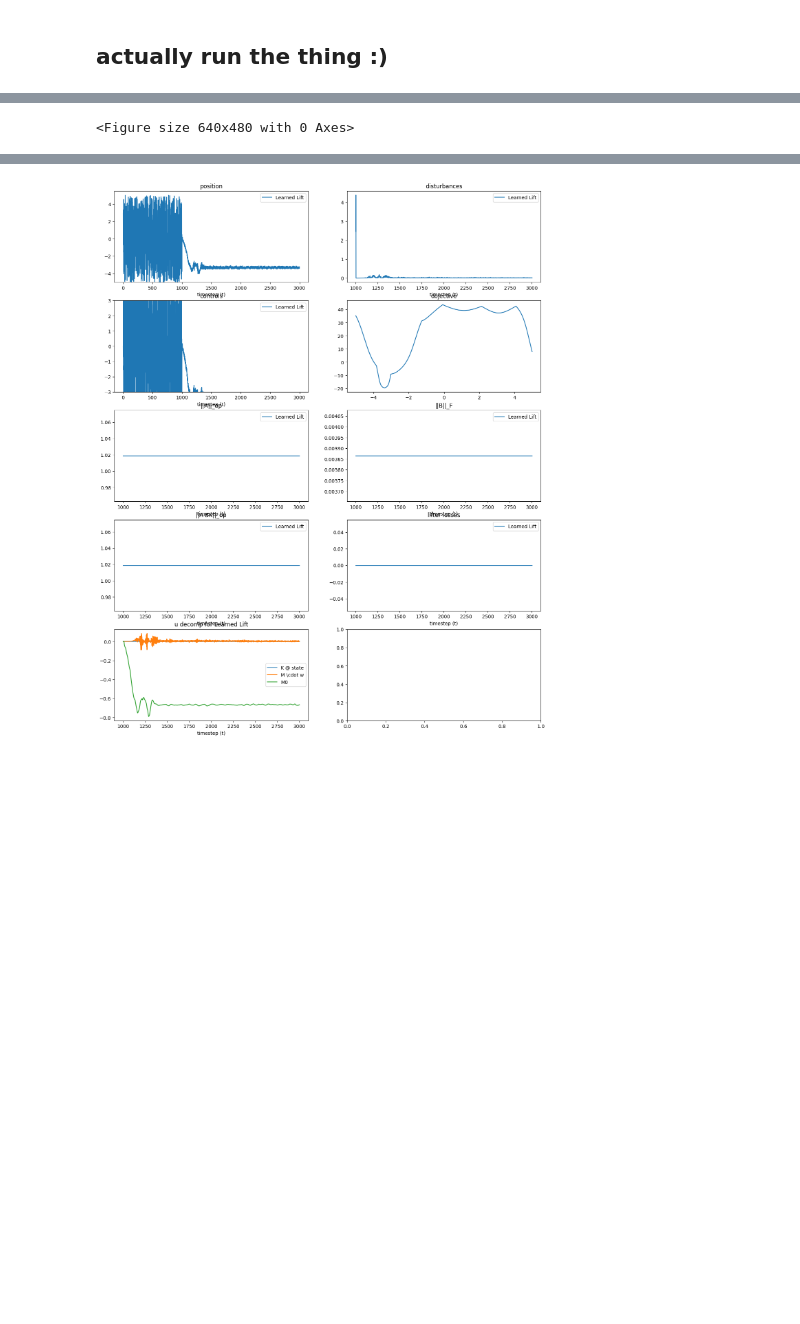
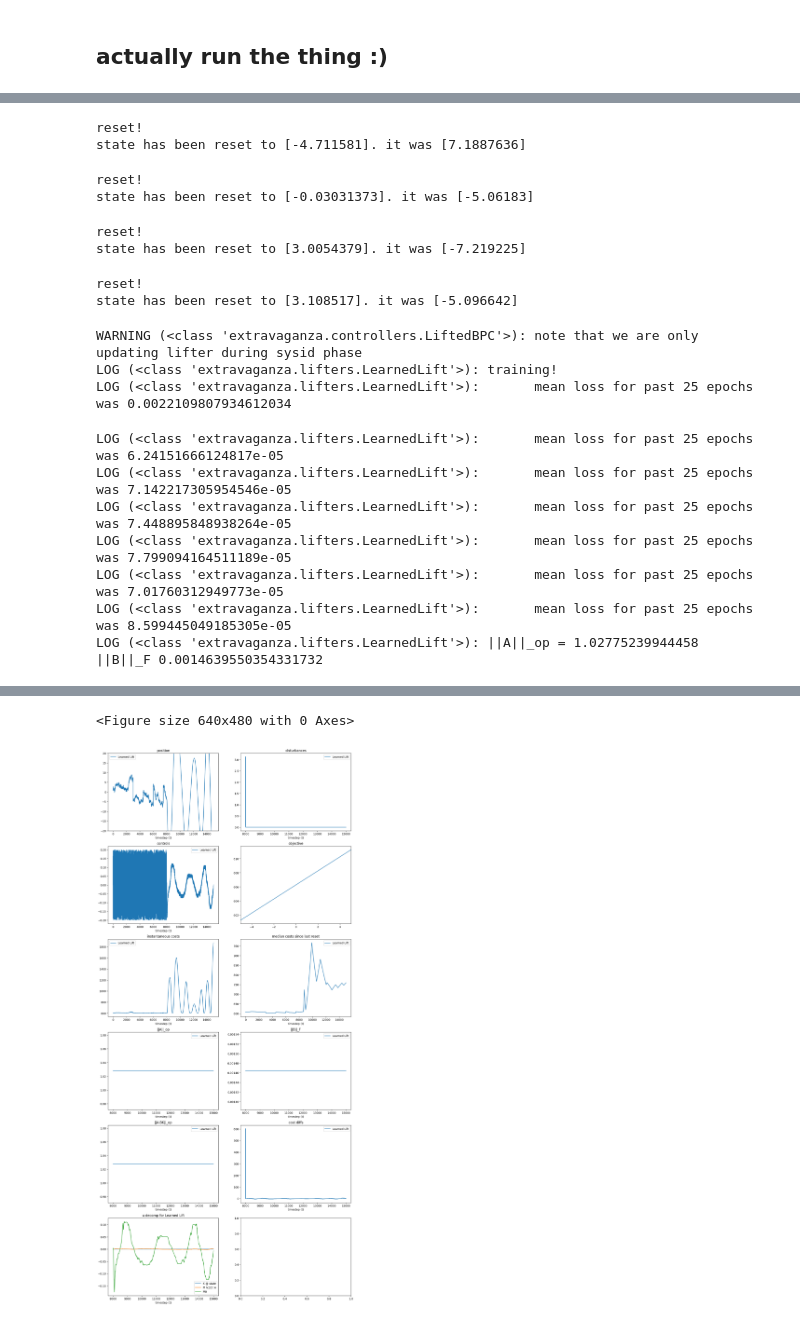
Before and after one commit to edogariu/extravaganza, a Jupyter notebook: experiments/COCO Black Box Optimization.ipynb, the cells around one changed output, grey strips where cells are left out. Saved outputs shown, nothing was run; the diff lists cells and outputs as text; code cells hidden in the pictures; blank space fills up the shorter version.

```diff
--- a/experiments/COCO Black Box Optimization.ipynb
+++ b/experiments/COCO Black Box Optimization.ipynb
@@ -131,9 +139,9 @@ We define below a plotting arrangement that plots all the desired quantities fro
 def plot_coco(all_stats):
     # clear plot and calc nrows
     plt.clf()
-    n = 4
+    n = 5
     nrows = n + (len(all_stats) + 1) // 2
-    fig, ax = plt.subplots(nrows, 2, figsize=(16, 4 * nrows))
+    fig, ax = plt.subplots(nrows, 2, figsize=(16, 6 * nrows))
 
     # plot system stats
     for i, (method, stats) in enumerate(all_stats.items()):
@@ -143,12 +151,14 @@ def plot_coco(all_stats):
         stats.plot(ax[0, 0], 'xs', label=method)
 #         stats.plot(ax[0, 1], 'ws', label=method)
         stats.plot(ax[1, 0], 'us', label=method)
-#         stats.plot(ax[1, 1], 'fs', label=method)
 
-        stats.plot(ax[2, 0], '||A||_op', label=method)
-        stats.plot(ax[2, 1], '||B||_F', label=method)
-        stats.plot(ax[3, 0], '||A-BK||_op', label=method)
-        stats.plot(ax[3, 1], 'lifter losses', label=method)
+        stats.plot(ax[2, 0], 'fs', label=method)
+        stats.plot(ax[2, 1], 'median fs since last reset', label=method)
+
+        stats.plot(ax[3, 0], '||A||_op', label=method)
+        stats.plot(ax[3, 1], '||B||_F', label=method)
+        stats.plot(ax[4, 0], '||A-BK||_op', label=method)
+        stats.plot(ax[4, 1], 'cost diffs', label=method)
         i_ax = ax[n + i // 2, i % 2]
         stats.plot(ax[0, 1], 'disturbances', label=method)
         stats.plot(i_ax, 'K @ state', label='K @ state')
@@ -159,20 +169,24 @@ def plot_coco(all_stats):
 
     # set titles and legends and limits and such
     # (note: `ylim()` is so useful! because sometimes one thing blows up and then autoscale messes up all plots)
-    _ax = ax[0, 0]; _ax.set_title('position'); _ax.legend(); ylim(_ax, -5, 20)
+    _ax = ax[0, 0]; _ax.set_title('position'); _ax.legend(); ylim(_ax, -20, 20)
     _ax = ax[0, 1]; _ax.set_title('disturbances'); _ax.legend(); ylim(_ax, -5, 5)
     _ax = ax[1, 0]; _ax.set_title('controls'); _ax.legend(); ylim(_ax, -3, 3)
 
-    _ax = ax[2, 0]; _ax.set_title('||A||_op'); _ax.legend()
-    _ax = ax[2, 1]; _ax.set_title('||B||_F'); _ax.legend()
+    _ax = ax[2, 0]; _ax.set_title('instantaneous costs'); _ax.legend()
+    _ax = ax[2, 1]; _ax.set_title('median costs since last reset'); _ax.legend()
 
-    _ax = ax[3, 0]; _ax.set_title('||A-BK||_op'); _ax.legend()
-    _ax = ax[3, 1]; _ax.set_title('lifter losses'); _ax.legend()
+    _ax = ax[3, 0]; _ax.set_title('||A||_op'); _ax.legend()
+    _ax = ax[3, 1]; _ax.set_title('||B||_F'); _ax.legend()
+
+    _ax = ax[4, 0]; _ax.set_title('||A-BK||_op'); _ax.legend()
+    _ax = ax[4, 1]; _ax.set_title('cost diffs'); _ax.legend()
 
     # plot the true COCO objective
-    if stats.aggregated: ax[1, 1].plot(stats['gt_xs'][0], stats['gt_fs'][0])
-    else: ax[1, 1].plot(stats['gt_xs'], stats['gt_fs'])
-    ax[1, 1].set_title('objective')
+    _ax = ax[1, 1]
+    if stats.aggregated: _ax.plot(stats['gt_xs'][0], stats['gt_fs'][0])
+    else: _ax.plot(stats['gt_xs'], stats['gt_fs'])
+    _ax.set_title('objective'); _ax.set_xlim(-5, 5)
     pass
 # %% [markdown]
 ## actually run the thing :)
@@ -182,13 +196,15 @@ experiment_args = {
     'make_controllers': make_controllers,
     'num_trials': num_trials,
     'T': T,
-    'reset_every': reset_every,
+    'reset_condition': reset_condition,
     'reset_seed': SYSTEM_SEED,
     'wordy': wordy,
+
 
 }
 stats = run_experiment(**experiment_args)
 plot_coco(stats)
+# plot_coco({k: s[25000:27000] for k, s in stats.items()})
 # %% [output]
 --------------------------------------------------
 ----------------- TRIAL 0 -----------------------
@@ -213 +223,18 @@ WARNING: failed to aggregate only 1 stat
-<Figure size 640x480 with 0 Axes>
+reset!
+state has been reset to [-4.711581]. it was [7.1887636]
+reset!
+state has been reset to [-0.03031373]. it was [-5.06183]
+reset!
+state has been reset to [3.0054379]. it was [-7.219225]
+reset!
+state has been reset to [3.108517]. it was [-5.096642]
+WARNING (<class 'extravaganza.controllers.LiftedBPC'>): note that we are only updating lifter during sysid phase
+LOG (<class 'extravaganza.lifters.LearnedLift'>): training!
+LOG (<class 'extravaganza.lifters.LearnedLift'>):       mean loss for past 25 epochs was 0.0022109807934612034
+LOG (<class 'extravaganza.lifters.LearnedLift'>):       mean loss for past 25 epochs was 6.24151666124817e-05
+LOG (<class 'extravaganza.lifters.LearnedLift'>):       mean loss for past 25 epochs was 7.142217305954546e-05
+LOG (<class 'extravaganza.lifters.LearnedLift'>):       mean loss for past 25 epochs was 7.448895848938264e-05
+LOG (<class 'extravaganza.lifters.LearnedLift'>):       mean loss for past 25 epochs was 7.799094164511189e-05
+LOG (<class 'extravaganza.lifters.LearnedLift'>):       mean loss for past 25 epochs was 7.01760312949773e-05
+LOG (<class 'extravaganza.lifters.LearnedLift'>):       mean loss for past 25 epochs was 8.599445049185305e-05
+LOG (<class 'extravaganza.lifters.LearnedLift'>): ||A||_op = 1.02775239944458     ||B||_F 0.0014639550354331732
@@ -214 +242,2 @@ WARNING: failed to aggregate only 1 stat
+<Figure size 640x480 with 0 Axes>
-[figure, old version]
+[figure, new version]
```
Also changed, not shown: parts of 4 cells of this notebook, 20 other files.
